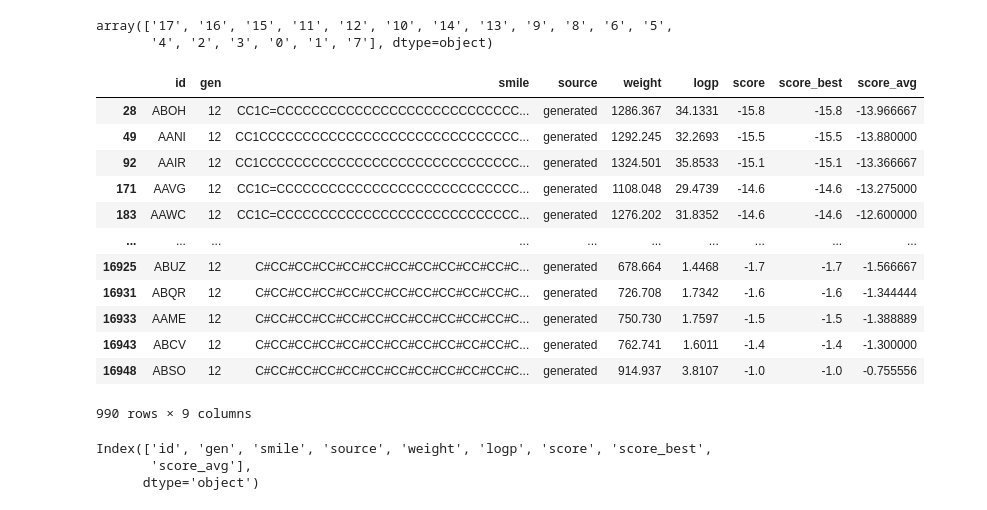
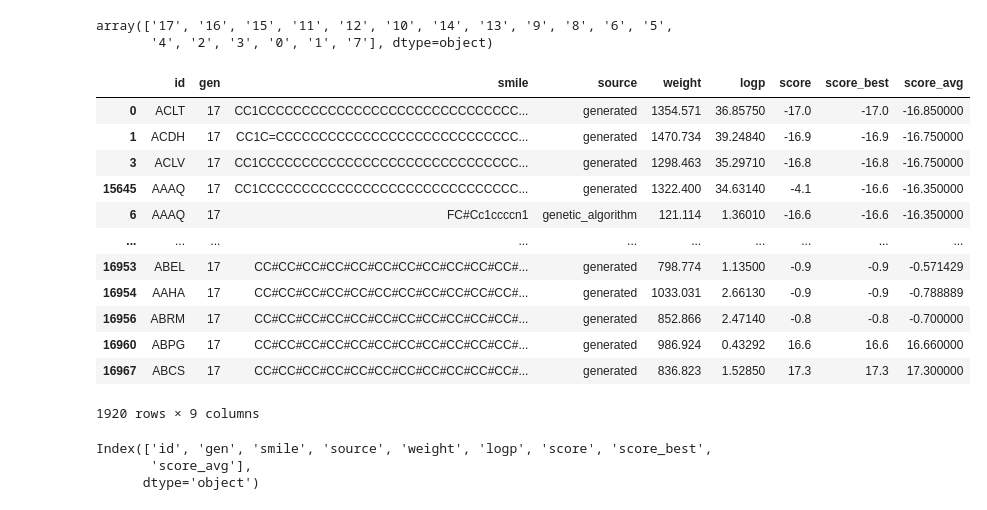
Before and after one commit to forkwell-io/fch-drug-discovery, a Jupyter notebook: Final Results.ipynb, the cells around one changed output. Cells and saved outputs as stored; diff of their text form; code cells hidden in the pictures.

```diff
--- a/Final Results.ipynb
+++ b/Final Results.ipynb
@@ -223,21 +210,21 @@ new_table.gen.unique()
 array(['17', '16', '15', '11', '12', '10', '14', '13', '9', '8', '6', '5',
        '4', '2', '3', '0', '1', '7'], dtype=object)
 # %%
-new_table[new_table.gen == '12']
+new_table[new_table.gen == '17']
 # %% [output]
 |  | id | gen | smile | source | weight | logp | score | score_best | score_avg |
-| 28 | ABOH | 12 | CC1C=CCCCCCCCCCCCCCCCCCCCCCCCCCCC... | generated | 1286.367 | 34.1331 | -15.8 | -15.8 | -13.966667 |
-| 49 | AANI | 12 | CC1CCCCCCCCCCCCCCCCCCCCCCCCCCCCCC... | generated | 1292.245 | 32.2693 | -15.5 | -15.5 | -13.880000 |
-| 92 | AAIR | 12 | CC1CCCCCCCCCCCCCCCCCCCCCCCCCCCCCC... | generated | 1324.501 | 35.8533 | -15.1 | -15.1 | -13.366667 |
-| 171 | AAVG | 12 | CC1C=CCCCCCCCCCCCCCCCCCCCCCCCCCCC... | generated | 1108.048 | 29.4739 | -14.6 | -14.6 | -13.275000 |
-| 183 | AAWC | 12 | CC1C=CCCCCCCCCCCCCCCCCCCCCCCCCCCC... | generated | 1276.202 | 31.8352 | -14.6 | -14.6 | -12.600000 |
+| 0 | ACLT | 17 | CC1CCCCCCCCCCCCCCCCCCCCCCCCCCCCCC... | generated | 1354.571 | 36.85750 | -17.0 | -17.0 | -16.850000 |
+| 1 | ACDH | 17 | CC1C=CCCCCCCCCCCCCCCCCCCCCCCCCCCC... | generated | 1470.734 | 39.24840 | -16.9 | -16.9 | -16.750000 |
+| 3 | ACLV | 17 | CC1CCCCCCCCCCCCCCCCCCCCCCCCCCCCCC... | generated | 1298.463 | 35.29710 | -16.8 | -16.8 | -16.750000 |
+| 15645 | AAAQ | 17 | CC1CCCCCCCCCCCCCCCCCCCCCCCCCCCCCC... | generated | 1322.400 | 34.63140 | -4.1 | -16.6 | -16.350000 |
+| 6 | AAAQ | 17 | FC#Cc1ccccn1 | genetic_algorithm | 121.114 | 1.36010 | -16.6 | -16.6 | -16.350000 |
 | ... | ... | ... | ... | ... | ... | ... | ... | ... | ... |
-| 16925 | ABUZ | 12 | C#CC#CC#CC#CC#CC#CC#CC#CC#CC#CC#C... | generated | 678.664 | 1.4468 | -1.7 | -1.7 | -1.566667 |
-| 16931 | ABQR | 12 | C#CC#CC#CC#CC#CC#CC#CC#CC#CC#CC#C... | generated | 726.708 | 1.7342 | -1.6 | -1.6 | -1.344444 |
-| 16933 | AAME | 12 | C#CC#CC#CC#CC#CC#CC#CC#CC#CC#CC#C... | generated | 750.730 | 1.7597 | -1.5 | -1.5 | -1.388889 |
-| 16943 | ABCV | 12 | C#CC#CC#CC#CC#CC#CC#CC#CC#CC#CC#C... | generated | 762.741 | 1.6011 | -1.4 | -1.4 | -1.300000 |
-| 16948 | ABSO | 12 | C#CC#CC#CC#CC#CC#CC#CC#CC#CC#CC#C... | generated | 914.937 | 3.8107 | -1.0 | -1.0 | -0.755556 |
+| 16953 | ABEL | 17 | CC#CC#CC#CC#CC#CC#CC#CC#CC#CC#CC#... | generated | 798.774 | 1.13500 | -0.9 | -0.9 | -0.571429 |
+| 16954 | AAHA | 17 | CC#CC#CC#CC#CC#CC#CC#CC#CC#CC#CC#... | generated | 1033.031 | 2.66130 | -0.9 | -0.9 | -0.788889 |
+| 16956 | ABRM | 17 | CC#CC#CC#CC#CC#CC#CC#CC#CC#CC#CC#... | generated | 852.866 | 2.47140 | -0.8 | -0.8 | -0.700000 |
+| 16960 | ABPG | 17 | CC#CC#CC#CC#CC#CC#CC#CC#CC#CC#CC#... | generated | 986.924 | 0.43292 | 16.6 | 16.6 | 16.660000 |
+| 16967 | ABCS | 17 | CC#CC#CC#CC#CC#CC#CC#CC#CC#CC#CC#... | generated | 836.823 | 1.52850 | 17.3 | 17.3 | 17.300000 |
-990 rows × 9 columns
+1920 rows × 9 columns
 # %%
 new_table.columns
 # %% [output]
```
Also changed, not shown: parts of 16 cells of this notebook, 3 other files.
